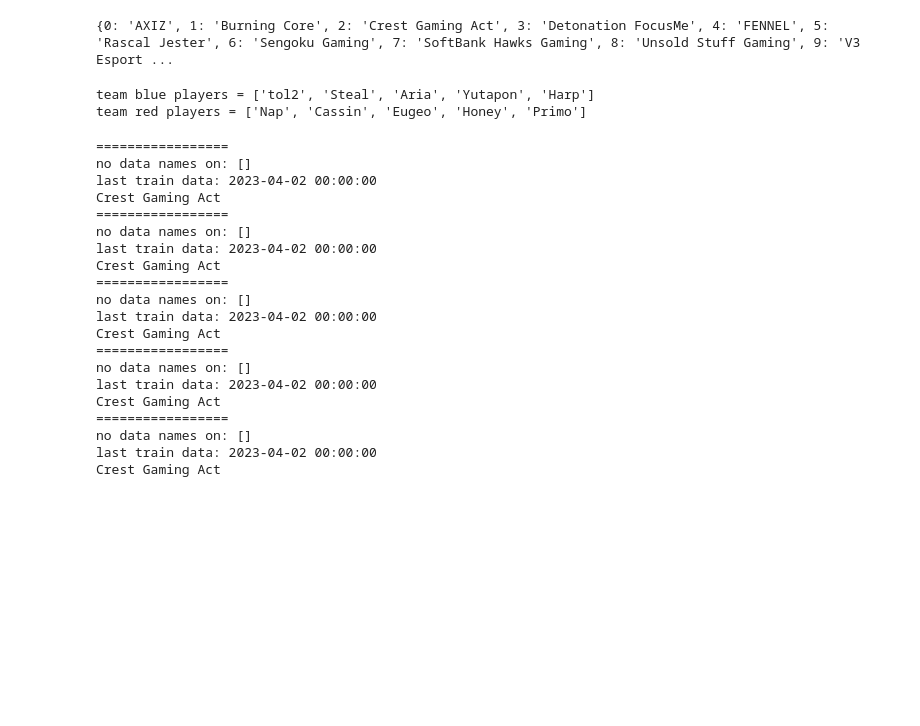
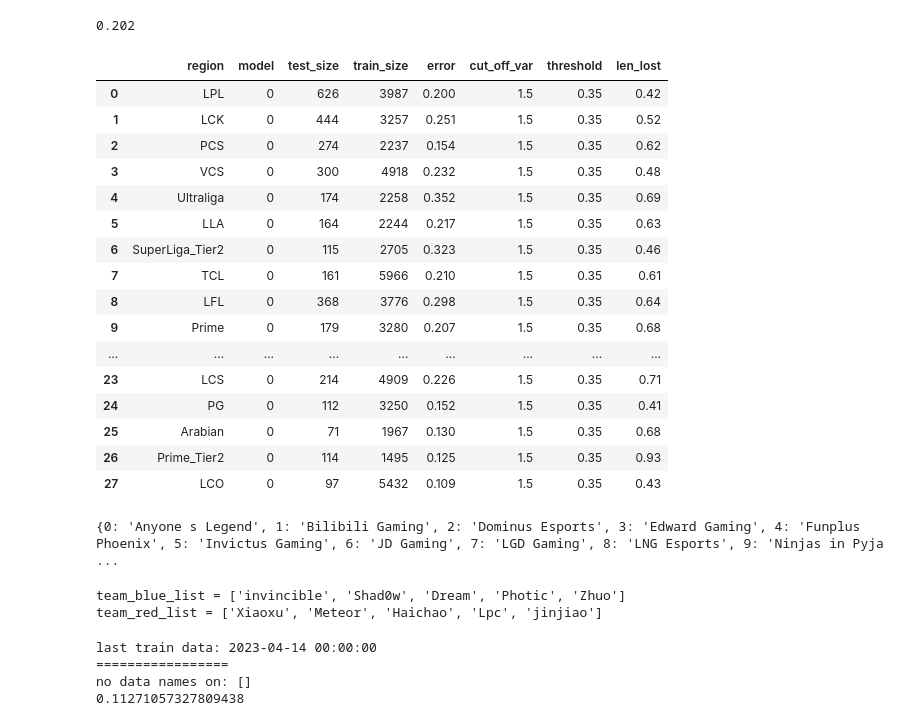
Before and after one commit to giuliano0s/league-bets-public, a Jupyter notebook: testing_model.ipynb, the cells around one changed output. Saved outputs shown, nothing was run; the diff lists cells and outputs as text; code cells hidden in the pictures; blank space fills up the shorter version.

Commit message:
Finished MVP, created new data folders

```diff
--- a/testing_model.ipynb
+++ b/testing_model.ipynb
@@ -17,2 +7,3 @@ utils = utils_file.Utils_Class(cache_model=True, cache_scraping=True)
 # %%
-model = model_file.Final_Model_Class(target='Score', model_type='binary')
+Model = model_file.Final_Model_Class(target='Score', model_type='logistic')
+Utils = Model.Utils
@@ -45,34 +10,36 @@ utils.regions_stats
-# %%
-model.print_region_teams('LJL')
-# %% [output]
-{0: 'AXIZ', 1: 'Burning Core', 2: 'Crest Gaming Act', 3: 'Detonation FocusMe', 4: 'FENNEL', 5: 'Rascal Jester', 6: 'Sengoku Gaming', 7: 'SoftBank Hawks Gaming', 8: 'Unsold Stuff Gaming', 9: 'V3 Esport ...
-# %%
-model.blue_team = 3
-model.red_team = 2
-model.print_team_players()
-# %% [output]
-team blue players = ['tol2', 'Steal', 'Aria', 'Yutapon', 'Harp']
-team red players = ['Nap', 'Cassin', 'Eugeo', 'Honey', 'Primo']
-# %%
-model.make_prediction(manual_insert=False)
-# %% [output]
-=================
-no data names on: []
-last train data: 2023-04-02 00:00:00
-Crest Gaming Act
-=================
-no data names on: []
-last train data: 2023-04-02 00:00:00
-Crest Gaming Act
-=================
-no data names on: []
-last train data: 2023-04-02 00:00:00
-Crest Gaming Act
-=================
-no data names on: []
-last train data: 2023-04-02 00:00:00
-Crest Gaming Act
-=================
-no data names on: []
-last train data: 2023-04-02 00:00:00
-Crest Gaming Act
+# %%
+print(np.mean(Utils.regions_stats['error']))
+Utils.regions_stats
+# %% [output]
+0.202
+|  | region | model | test_size | train_size | error | cut_off_var | threshold | len_lost |
+| 0 | LPL | 0 | 626 | 3987 | 0.200 | 1.5 | 0.35 | 0.42 |
+| 1 | LCK | 0 | 444 | 3257 | 0.251 | 1.5 | 0.35 | 0.52 |
+| 2 | PCS | 0 | 274 | 2237 | 0.154 | 1.5 | 0.35 | 0.62 |
+| 3 | VCS | 0 | 300 | 4918 | 0.232 | 1.5 | 0.35 | 0.48 |
+| 4 | Ultraliga | 0 | 174 | 2258 | 0.352 | 1.5 | 0.35 | 0.69 |
+| 5 | LLA | 0 | 164 | 2244 | 0.217 | 1.5 | 0.35 | 0.63 |
+| 6 | SuperLiga_Tier2 | 0 | 115 | 2705 | 0.323 | 1.5 | 0.35 | 0.46 |
+| 7 | TCL | 0 | 161 | 5966 | 0.210 | 1.5 | 0.35 | 0.61 |
+| 8 | LFL | 0 | 368 | 3776 | 0.298 | 1.5 | 0.35 | 0.64 |
+| 9 | Prime | 0 | 179 | 3280 | 0.207 | 1.5 | 0.35 | 0.68 |
+| ... | ... | ... | ... | ... | ... | ... | ... | ... |
+| 23 | LCS | 0 | 214 | 4909 | 0.226 | 1.5 | 0.35 | 0.71 |
+| 24 | PG | 0 | 112 | 3250 | 0.152 | 1.5 | 0.35 | 0.41 |
+| 25 | Arabian | 0 | 71 | 1967 | 0.130 | 1.5 | 0.35 | 0.68 |
+| 26 | Prime_Tier2 | 0 | 114 | 1495 | 0.125 | 1.5 | 0.35 | 0.93 |
+| 27 | LCO | 0 | 97 | 5432 | 0.109 | 1.5 | 0.35 | 0.43 |
+# %%
+Model.print_region_teams('LPL')
+# %% [output]
+{0: 'Anyone s Legend', 1: 'Bilibili Gaming', 2: 'Dominus Esports', 3: 'Edward Gaming', 4: 'Funplus Phoenix', 5: 'Invictus Gaming', 6: 'JD Gaming', 7: 'LGD Gaming', 8: 'LNG Esports', 9: 'Ninjas in Pyja ...
+# %%
+Model.blue_team = 9
+Model.red_team = 7
+Model.print_team_players()
+
+#team_blue_list=['Wayward', 'Tian', 'RooKie', 'JackeyLove', 'Mark']
+#team_red_list=['Zika', 'Tarzan', 'Scout', 'GALA', 'Hang']
+# %% [output]
+team_blue_list = ['invincible', 'Shad0w', 'Dream', 'Photic', 'Zhuo']
+team_red_list = ['Xiaoxu', 'Meteor', 'Haichao', 'Lpc', 'jinjiao']
@@ -78,0 +49,7 @@ Crest Gaming Act
+# %%
+Model.make_prediction(manual_insert=True, team_blue_list=team_blue_list, team_red_list=team_red_list)
+# %% [output]
+last train data: 2023-04-14 00:00:00
+=================
+no data names on: []
+0.11271057327809438
```
Also changed, not shown: parts of 4 cells of this notebook, 21 other files.
